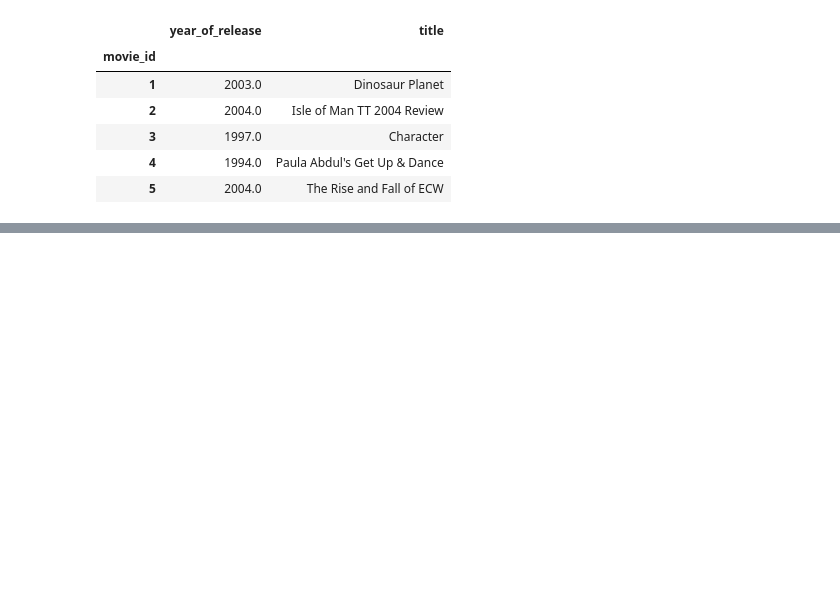
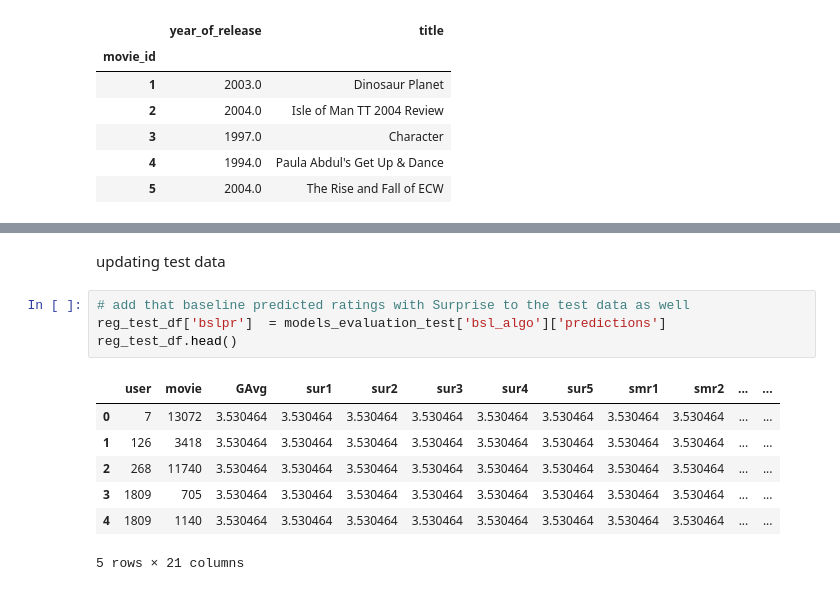
Before and after one commit to shoryasethia/AIC-Manager-Recruitment, a Jupyter notebook: Recommender-Systems/movie-recommender.ipynb, the cells around one changed output, grey strips where cells are left out. Cells and saved outputs as stored; diff of their text form; blank space fills up the shorter version.

```diff
--- a/Recommender-Systems/movie-recommender.ipynb
+++ b/Recommender-Systems/movie-recommender.ipynb
@@ -954,0 +1749,14 @@ movie_titles.loc[sim_indices[:10]]
+# %% [markdown]
+updating test data
+# %%
+# add that baseline predicted ratings with Surprise to the test data as well
+reg_test_df['bslpr']  = models_evaluation_test['bsl_algo']['predictions']
+reg_test_df.head()
+# %% [output]
+|  | user | movie | GAvg | sur1 | sur2 | sur3 | sur4 | sur5 | smr1 | smr2 | ... | ... |
+| 0 | 7 | 13072 | 3.530464 | 3.530464 | 3.530464 | 3.530464 | 3.530464 | 3.530464 | 3.530464 | 3.530464 | ... | ... |
+| 1 | 126 | 3418 | 3.530464 | 3.530464 | 3.530464 | 3.530464 | 3.530464 | 3.530464 | 3.530464 | 3.530464 | ... | ... |
+| 2 | 268 | 11740 | 3.530464 | 3.530464 | 3.530464 | 3.530464 | 3.530464 | 3.530464 | 3.530464 | 3.530464 | ... | ... |
+| 3 | 1809 | 705 | 3.530464 | 3.530464 | 3.530464 | 3.530464 | 3.530464 | 3.530464 | 3.530464 | 3.530464 | ... | ... |
+| 4 | 1809 | 1140 | 3.530464 | 3.530464 | 3.530464 | 3.530464 | 3.530464 | 3.530464 | 3.530464 | 3.530464 | ... | ... |
+5 rows × 21 columns
```
Also changed, not shown: parts of 140 cells of this notebook, 12 other files.
